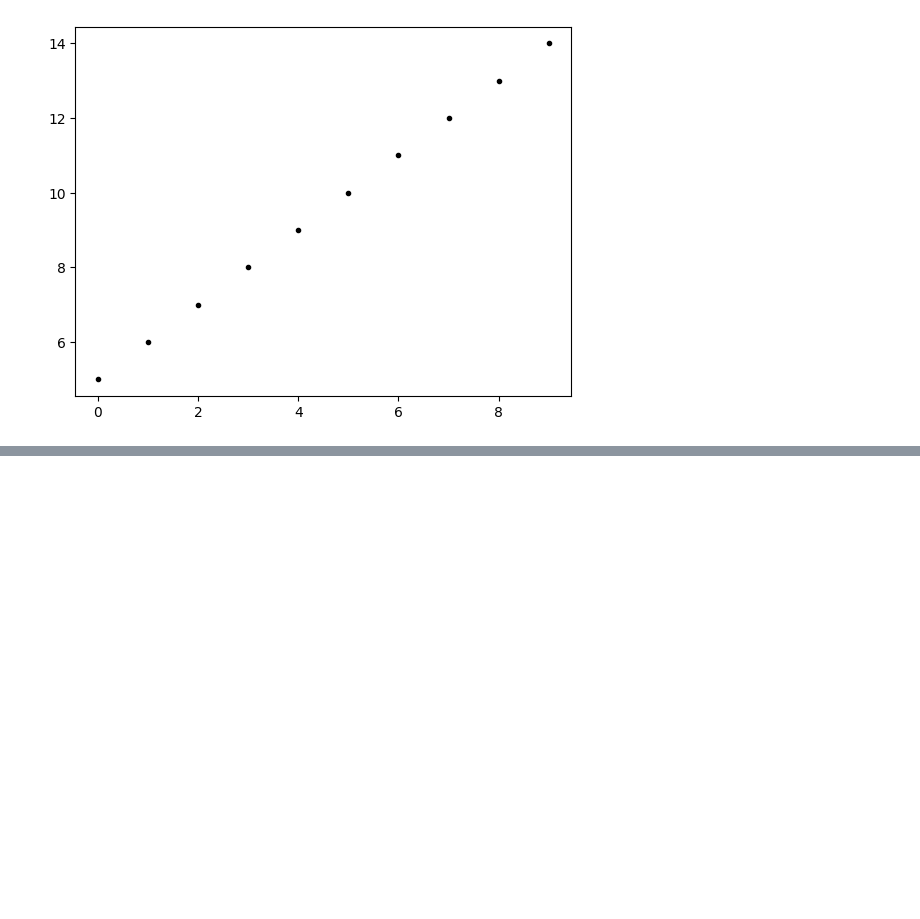
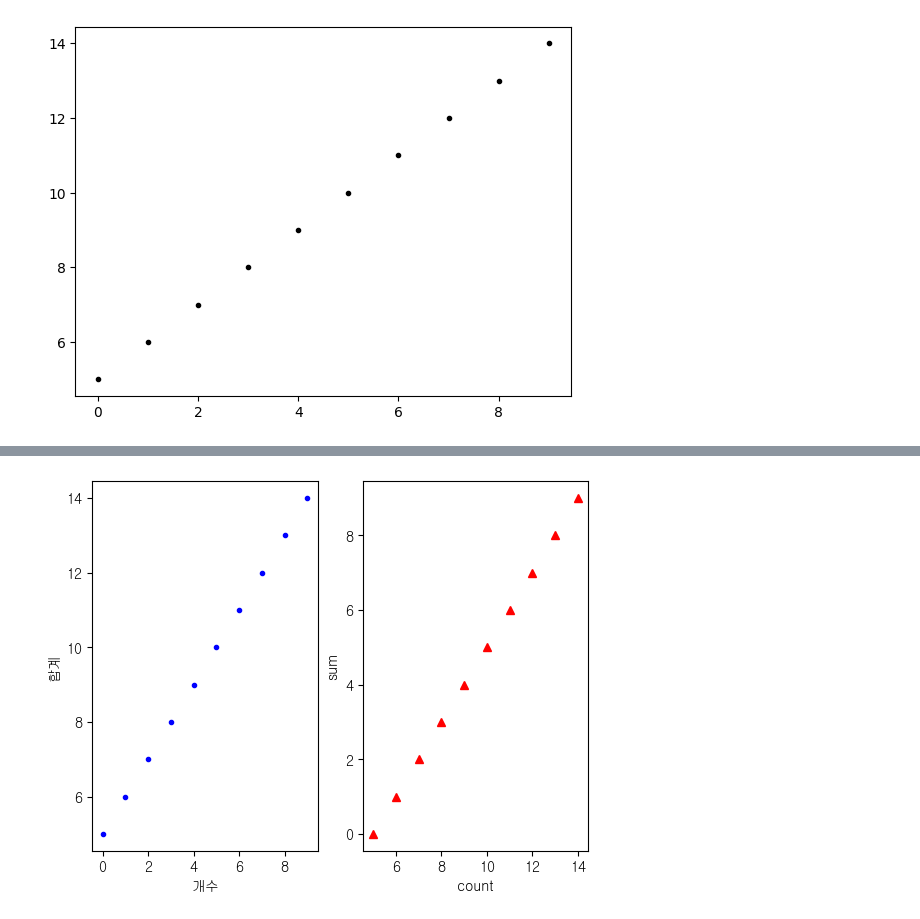
Before and after one commit to lhj9520/220226-220325_python2, a Jupyter notebook: 220319_pytest/matplot연습.ipynb, the cells around one changed output, grey strips where cells are left out. Drawn from its saved outputs; the diff is of its cells as text; code cells hidden in the pictures; blank space fills up the shorter version.

```diff
--- a/220319_pytest/matplot연습.ipynb
+++ b/220319_pytest/matplot연습.ipynb
@@ -32,0 +57,26 @@ plt.show()
+# %%
+# 폰트 지정 - 한글 사용시
+import matplotlib.font_manager as fm
+import matplotlib
+
+font_loacation = 'C:\Windows\Fonts\gulim.ttc'
+fname = fm.FontProperties(fname=font_loacation).get_name()
+matplotlib.rc('font',family = fname)
+
+fig = plt.figure()
+# 그래프 위치 지정
+ax1 = fig.add_subplot(1,2,1)
+ax2 = fig.add_subplot(1,2,2)
+#원하는 위치에 그래프를 그림
+x = range(10)
+y = range(5,15)
+ax1.plot(x,y,"b.")
+ax2.plot(y,x,"r^")
+# x축 y축 label
+ax1.set_xlabel('개수')
+ax1.set_ylabel('합계')
+ax2.set_xlabel('count')
+ax2.set_ylabel('sum')
+plt.show()
+# %% [output]
+[figure, added]
```
Also changed, not shown: parts of 5 cells of this notebook.
